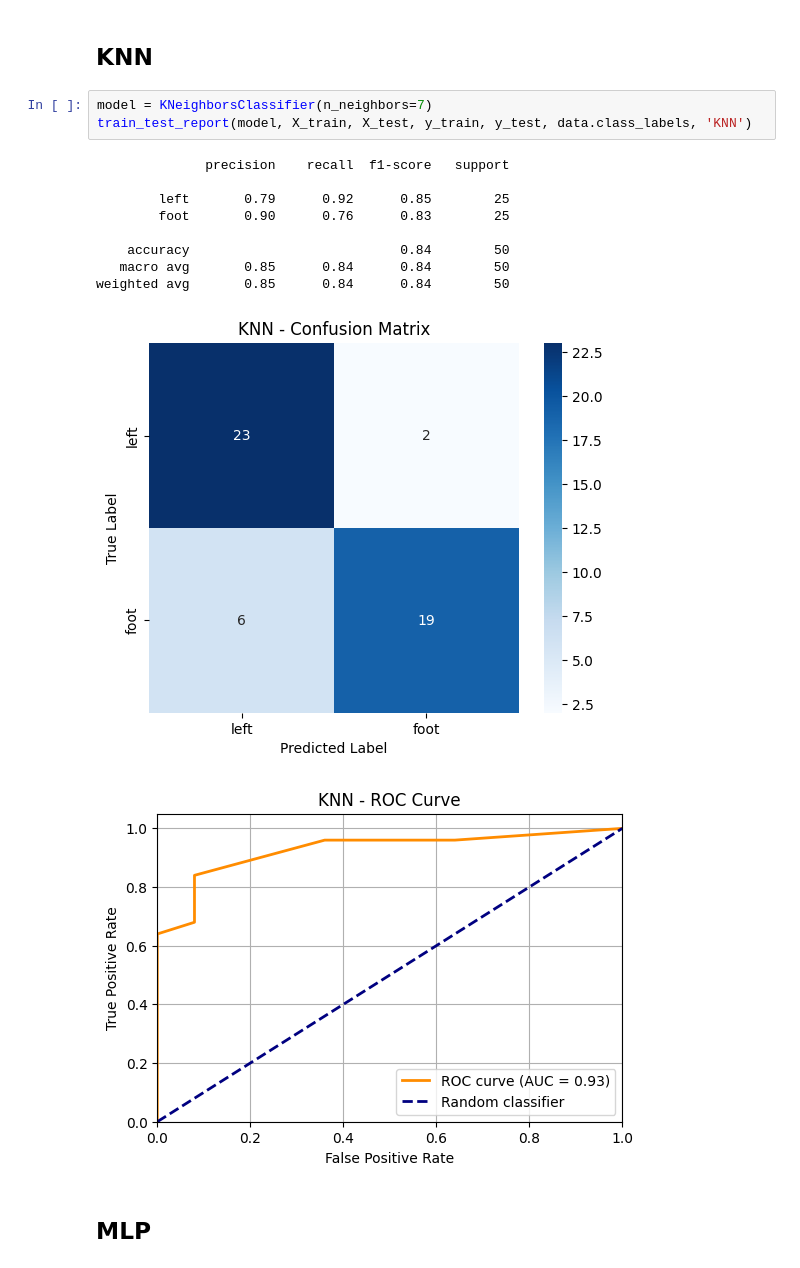
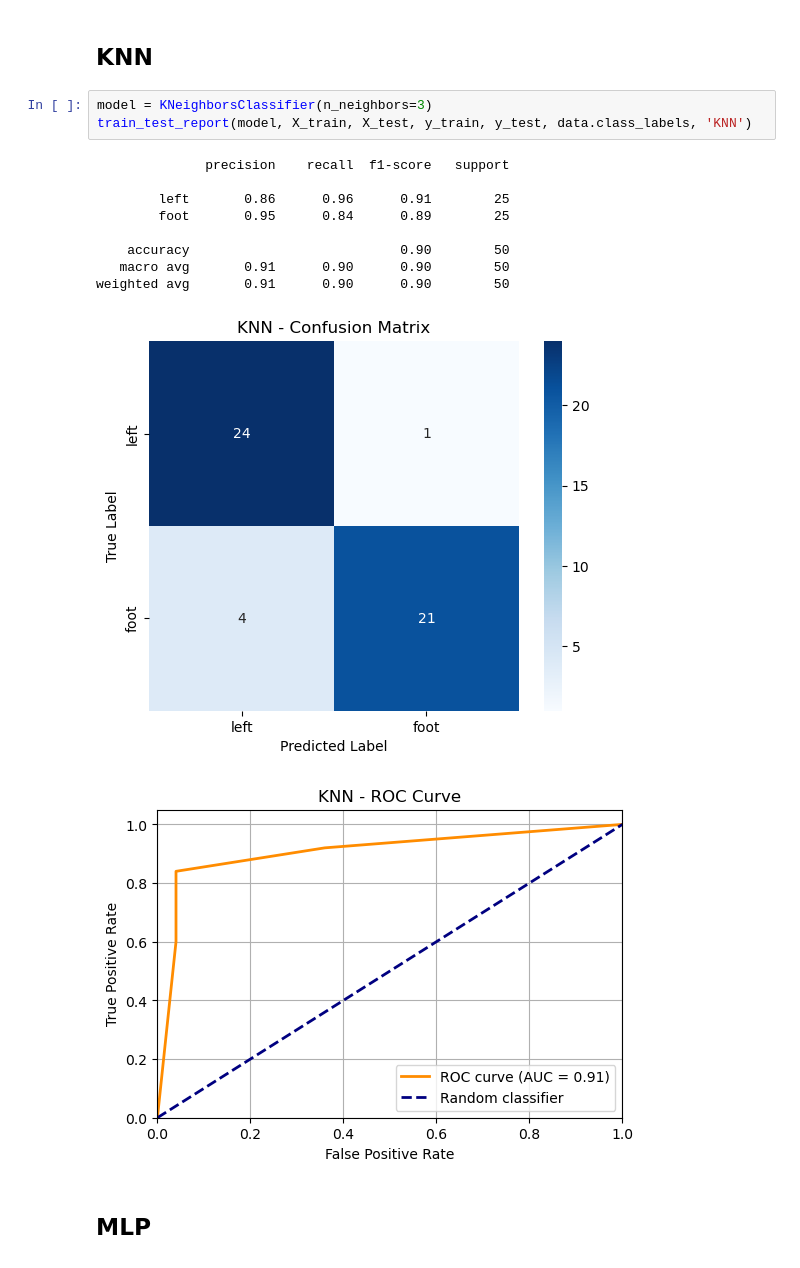
Before and after one commit to javadkavian/EEG_motor_imagery_analysis, a Jupyter notebook: src/main.ipynb, the cells around one changed output. Drawn from its saved outputs; the diff is of its cells as text.

```diff
--- a/src/main.ipynb
+++ b/src/main.ipynb
@@ -223,19 +213,19 @@ weighted avg       0.92      0.92      0.92        50
 # %% [markdown]
 ## KNN
 # %%
-model = KNeighborsClassifier(n_neighbors=7)
+model = KNeighborsClassifier(n_neighbors=3)
 train_test_report(model, X_train, X_test, y_train, y_test, data.class_labels, 'KNN')
 # %% [output]
               precision    recall  f1-score   support
 
-        left       0.79      0.92      0.85        25
-        foot       0.90      0.76      0.83        25
+        left       0.86      0.96      0.91        25
+        foot       0.95      0.84      0.89        25
 
-    accuracy                           0.84        50
-   macro avg       0.85      0.84      0.84        50
-weighted avg       0.85      0.84      0.84        50
+    accuracy                           0.90        50
+   macro avg       0.91      0.90      0.90        50
+weighted avg       0.91      0.90      0.90        50
-[figure, old version]
+[figure, new version]
-[figure, old version]
+[figure, new version]
 # %% [markdown]
 ## MLP
 # %%
```
Also changed, not shown: parts of 42 cells of this notebook, 7 other files.
